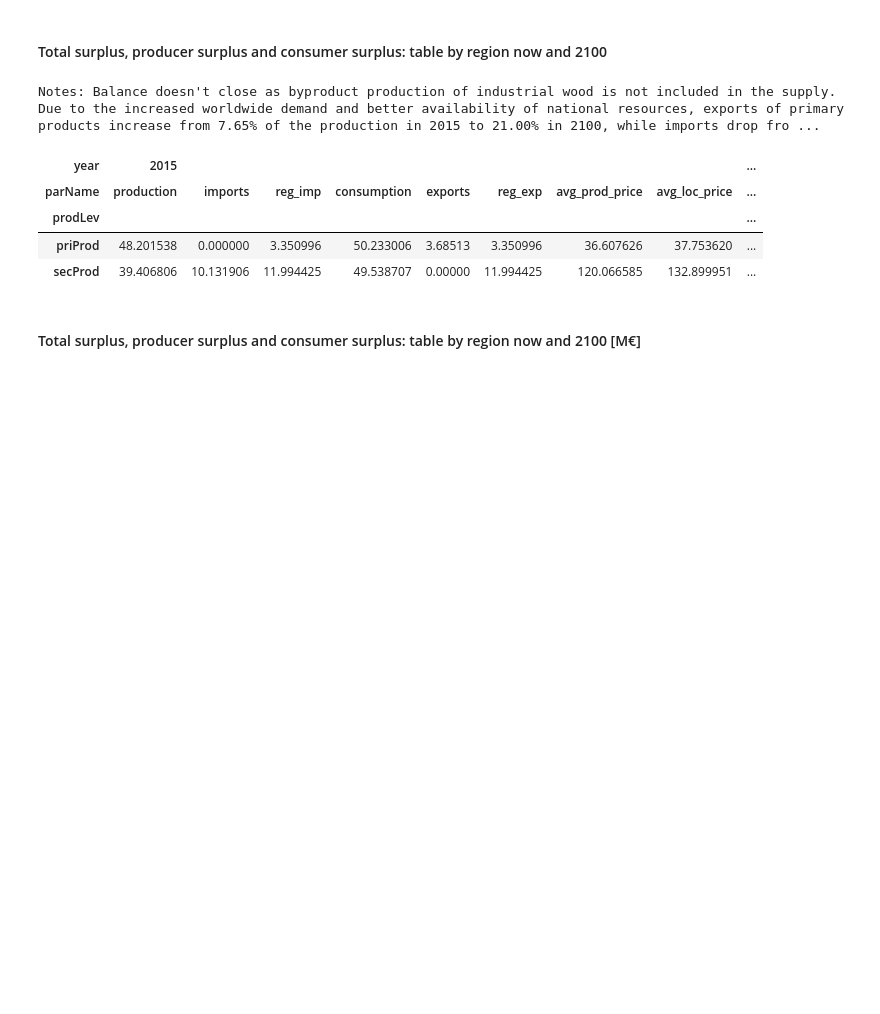
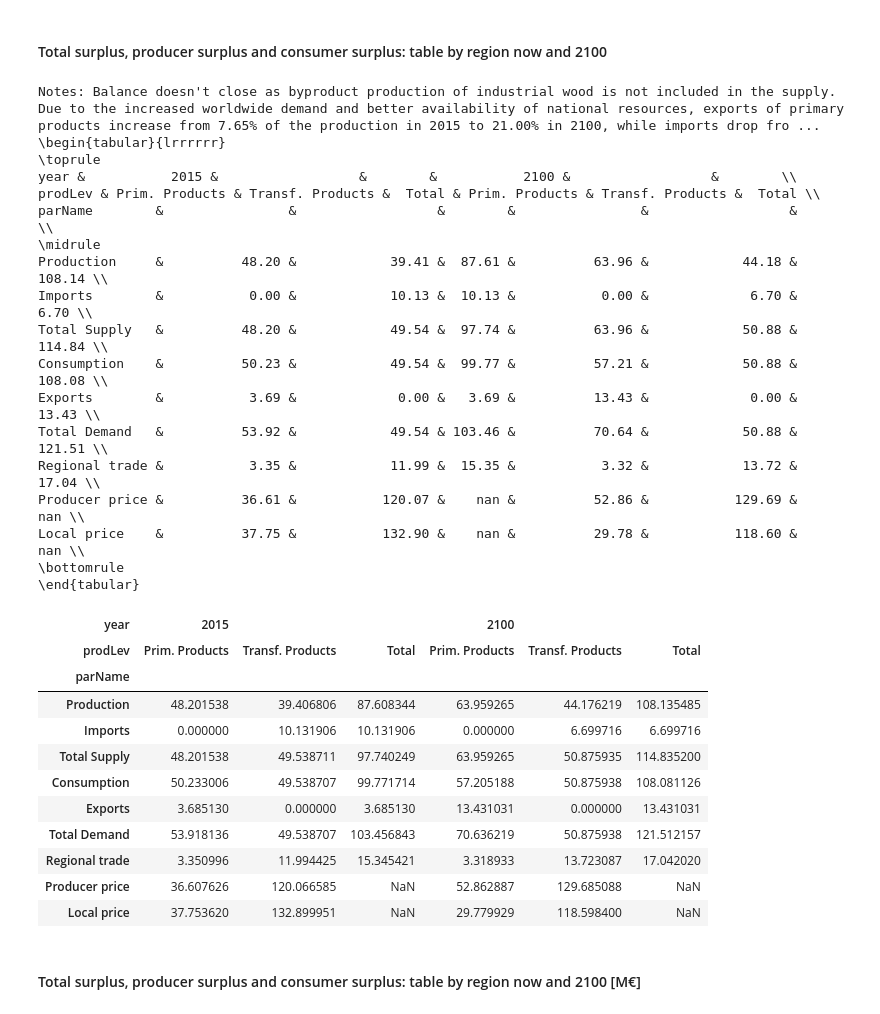
Before and after one commit to LEFNancy/ffsm_pp, a Jupyter notebook: 00_private/2015_oracle/data/output/parser_oracle.ipynb, the cells around one changed output. Saved outputs shown, nothing was run; the diff lists cells and outputs as text; code cells hidden in the pictures; blank space fills up the shorter version.

```diff
--- a/00_private/2015_oracle/data/output/parser_oracle.ipynb
+++ b/00_private/2015_oracle/data/output/parser_oracle.ipynb
@@ -397,8 +570,8 @@ rtData_a1b = rtData[rtData['scen'].isin(scenarios_a1b)]
 rtData_a1b = rtData_a1b[rtData_a1b['year'].isin([2015,2100])]
 rtData_a1b = rtData_a1b.groupby(['region','prod','freeDim','prodLev','year']).agg(np.mean)
 rtData_a1b.reset_index(inplace=True)
-rtData_a1b.replace({'region': regions_map}, inplace=True) # doesn't work on index, only on a column
-rtData_a1b.replace({'freeDim': regions_map}, inplace=True) # doesn't work on index, only on a column
+rtData_a1b.replace({'region': regions_map_id_to_short}, inplace=True) # doesn't work on index, only on a column
+rtData_a1b.replace({'freeDim': regions_map_id_to_short}, inplace=True) # doesn't work on index, only on a column
 rtData_a1b.drop('prod', axis=1, inplace=True)
 rtData_a1b_out = rtData_a1b.groupby(['region','prodLev','year']).agg(np.sum)
 rtData_a1b_out = rtData_a1b_out.unstack(['year'])
@@ -413,7 +586,7 @@ rtData_a1b_in.columns=pd.MultiIndex.from_tuples([('rt_in',2015),('rt_in',2100)],
 balanceData_temp = productDataReg.drop(['freeDim'],axis=1) # we don't want this column never
 balanceData_temp = balanceData_temp[balanceData_temp['parName'] != 'rt'] # we don't want rt in national data
 #balanceData_temp = balanceData_temp[balanceData_temp['year'].isin([2014,2015,2099,2100])]
-balanceData_temp.replace({'region': regions_map}, inplace=True) # doesn't work on index, only on a column
+balanceData_temp.replace({'region': regions_map_id_to_short}, inplace=True) # doesn't work on index, only on a column
 # %%
 balanceData = balanceData_temp.copy()
 # keeping all scenarios as we'll later need the surplus for different scenarios
@@ -465,41 +638,92 @@ balanceData_a1b = balanceData.copy()
 balanceData_a1b.reset_index(inplace=True)
 balanceData_a1b = balanceData_a1b[balanceData_a1b['year'].isin([2015,2100])]
 balanceData_a1b.drop(['dl', 'dc', 'sl', 'sc', 'pl', 'pc', 'pw', 'in', 'sigma', 'surpl_pr', 'surpl_co', 'surpl_tot', 'st_or',],axis=1, inplace=True) # we don't want these columns never
 balanceData_a1b = balanceData_a1b[balanceData_a1b['scen'].isin(scenarios_a1b)]
 balanceData_a1b = balanceData_a1b.groupby(['region','prod','prodLev','year']).agg(np.mean)
 balanceData_a1b.reset_index(inplace=True)
 balanceData_a1b = balanceData_a1b.groupby(['region','prodLev','year']).agg(np.sum)
 balanceData_a1b = balanceData_a1b.unstack(['year']) # no inplace for unstack()
 balanceData_a1b = pd.concat([balanceData_a1b,rtData_a1b_in,rtData_a1b_out], axis=1)
 balanceData_a1b = balanceData_a1b.swaplevel('year','parName', axis=1)
 balanceData_a1b = balanceData_a1b.unstack(['prodLev']) # temporary unstack to compute the France totals
 balanceData_a1b.loc['France'] = balanceData_a1b.sum()
 balanceData_a1b = balanceData_a1b.stack(['prodLev']) # temporary unstack to compute the France totals
 balanceData_a1b[2015, 'avg_prod_price'] = balanceData_a1b[2015, 'rev'] / balanceData_a1b[2015, 'st']
 balanceData_a1b[2100, 'avg_prod_price'] = balanceData_a1b[2100, 'rev'] / balanceData_a1b[2100, 'st']
 balanceData_a1b[2015, 'avg_loc_price'] = balanceData_a1b[2015, 'exp'] / balanceData_a1b[2015, 'dt']
 balanceData_a1b[2100, 'avg_loc_price'] = balanceData_a1b[2100, 'exp'] / balanceData_a1b[2100, 'dt']
 balanceData_a1b.sortlevel('year', axis=1, inplace=True)
 balanceData_a1b.drop([(2015,'rev'),(2100,'rev')],axis=1, inplace=True)
 balanceData_a1b.drop([(2015,'exp'),(2100,'exp')],axis=1, inplace=True)
 
-balanceData_a1b.columns.set_levels([ [2015, 2100], ['imports','consumption','revenues','expenses','reg_imp','reg_exp','exports','production','avg_prod_price','avg_loc_price']], inplace=True)
-balanceData_a1b=balanceData_a1b.reindex_axis(['production','imports','reg_imp','consumption','exports','reg_exp', 'avg_prod_price','avg_loc_price'], axis=1, level='parName')
+balanceData_a1b.columns.set_levels([ [2015, 2100], ['Imports','Consumption','Revenues','Expenses','Regional imports','Regional trade','Exports','Production','Producer price','Local price']], inplace=True)
+balanceData_a1b[2015,'Total Supply'] = balanceData_a1b[2015,'Production'] + balanceData_a1b[2015,'Imports']
+balanceData_a1b[2100,'Total Supply'] = balanceData_a1b[2100,'Production'] + balanceData_a1b[2100,'Imports']
+balanceData_a1b[2015,'Total Demand'] = balanceData_a1b[2015,'Consumption'] + balanceData_a1b[2015,'Exports']
+balanceData_a1b[2100,'Total Demand'] = balanceData_a1b[2100,'Consumption'] + balanceData_a1b[2100,'Exports']
+balanceData_a1b.sortlevel('year', axis=1, inplace=True)
+balanceData_a1b=balanceData_a1b.reindex_axis(['Production','Imports','Total Supply','Consumption','Exports','Total Demand','Regional trade', 'Producer price','Local price'], axis=1, level='parName')
+
+
 print ("Notes: Balance doesn't close as byproduct production of industrial wood is not included in the supply.")
 print ("Due to the increased worldwide demand and better availability of national resources, exports of primary products increase from 7.65% of the production in 2015 to 21.00% in 2100, while imports drop from 20.45% of consumption to 13.17%.")
 
-balanceData_a1b.xs('France', level='region')
+balanceData_a1b_fr = balanceData_a1b.xs('France', level='region').copy()
+#balanceData_a1b_fr = balanceData_a1b_fr.reset_index()
+balanceData_a1b_fr = balanceData_a1b_fr.stack(['parName'])
+balanceData_a1b_fr = balanceData_a1b_fr.unstack(['prodLev'])
+
+#balanceData_a1b.columns.set_levels([ [2015, 2100], ['Primary Products','Secondary Products']], inplace=True)
+
+balanceData_a1b_fr[2015,'All products'] = balanceData_a1b_fr[2015,'priProd']+balanceData_a1b_fr[2015,'secProd']
+balanceData_a1b_fr[2100,'All products'] = balanceData_a1b_fr[2100,'priProd']+balanceData_a1b_fr[2100,'secProd']
+#balanceData_a1b_fr = balanceData_a1b_fr.reindex_axis(['priProd','secProd','All products'], axis=1, level='prodLev')
+balanceData_a1b_fr.sortlevel('year', axis=1, inplace=True)
+balanceData_a1b_fr.loc[['Producer price'],(2015,'All products')] = np.nan
+balanceData_a1b_fr.loc[['Producer price'],(2100,'All products')] = np.nan
+balanceData_a1b_fr.loc[['Local price'],(2015,'All products')] = np.nan
+balanceData_a1b_fr.loc[['Local price'],(2100,'All products')] = np.nan
+balanceData_a1b_fr.columns.set_levels([ [2015, 2100], ['Prim. Products','Transf. Products','Total']], inplace=True)
+#balanceData_a1b_fr.stack(['prodLevel'])
+#balanceData_a1b_fr['All products'] = balanceData_a1b_fr.sum()
+print(balanceData_a1b_fr.to_latex(formatters=[form_f2, form_f2, form_f2, form_f2, form_f2, form_f2]))
+balanceData_a1b_fr
+
 
 
 #pvt
 # %% [output]
 Notes: Balance doesn't close as byproduct production of industrial wood is not included in the supply.
 Due to the increased worldwide demand and better availability of national resources, exports of primary products increase from 7.65% of the production in 2015 to 21.00% in 2100, while imports drop fro ...
+\begin{tabular}{lrrrrrr}
+\toprule
+year &           2015 &                  &        &           2100 &                  &        \\
+prodLev & Prim. Products & Transf. Products &  Total & Prim. Products & Transf. Products &  Total \\
+parName        &                &                  &        &                &                  &        \\
+\midrule
+Production     &          48.20 &            39.41 &  87.61 &          63.96 &            44.18 & 108.14 \\
+Imports        &           0.00 &            10.13 &  10.13 &           0.00 &             6.70 &   6.70 \\
+Total Supply   &          48.20 &            49.54 &  97.74 &          63.96 &            50.88 & 114.84 \\
+Consumption    &          50.23 &            49.54 &  99.77 &          57.21 &            50.88 & 108.08 \\
+Exports        &           3.69 &             0.00 &   3.69 &          13.43 &             0.00 &  13.43 \\
+Total Demand   &          53.92 &            49.54 & 103.46 &          70.64 &            50.88 & 121.51 \\
+Regional trade &           3.35 &            11.99 &  15.35 &           3.32 &            13.72 &  17.04 \\
+Producer price &          36.61 &           120.07 &    nan &          52.86 &           129.69 &    nan \\
+Local price    &          37.75 &           132.90 &    nan &          29.78 &           118.60 &    nan \\
+\bottomrule
+\end{tabular}
-| year | 2015 |  |  |  |  |  |  |  | ... |
-| parName | production | imports | reg_imp | consumption | exports | reg_exp | avg_prod_price | avg_loc_price | ... |
-| prodLev |  |  |  |  |  |  |  |  | ... |
-| priProd | 48.201538 | 0.000000 | 3.350996 | 50.233006 | 3.68513 | 3.350996 | 36.607626 | 37.753620 | ... |
-| secProd | 39.406806 | 10.131906 | 11.994425 | 49.538707 | 0.00000 | 11.994425 | 120.066585 | 132.899951 | ... |
+| year | 2015 |  |  | 2100 |  |  |
+| prodLev | Prim. Products | Transf. Products | Total | Prim. Products | Transf. Products | Total |
+| parName |  |  |  |  |  |  |
+| Production | 48.201538 | 39.406806 | 87.608344 | 63.959265 | 44.176219 | 108.135485 |
+| Imports | 0.000000 | 10.131906 | 10.131906 | 0.000000 | 6.699716 | 6.699716 |
+| Total Supply | 48.201538 | 49.538711 | 97.740249 | 63.959265 | 50.875935 | 114.835200 |
+| Consumption | 50.233006 | 49.538707 | 99.771714 | 57.205188 | 50.875938 | 108.081126 |
+| Exports | 3.685130 | 0.000000 | 3.685130 | 13.431031 | 0.000000 | 13.431031 |
+| Total Demand | 53.918136 | 49.538707 | 103.456843 | 70.636219 | 50.875938 | 121.512157 |
+| Regional trade | 3.350996 | 11.994425 | 15.345421 | 3.318933 | 13.723087 | 17.042020 |
+| Producer price | 36.607626 | 120.066585 | NaN | 52.862887 | 129.685088 | NaN |
+| Local price | 37.753620 | 132.899951 | NaN | 29.779929 | 118.598400 | NaN |
 # %% [markdown]
 #### Total surplus, producer surplus and consumer surplus: table by region now and 2100 [M€] ####
 # %%
```
Also changed, not shown: parts of 26 cells of this notebook, 9 other files.
